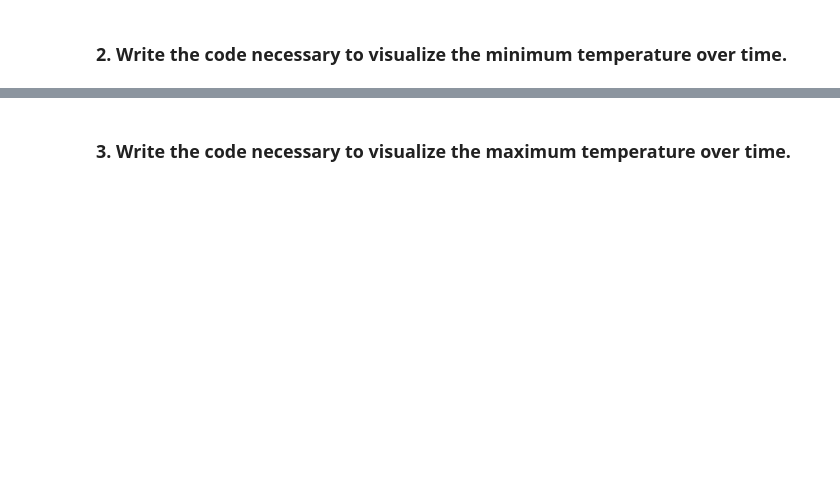
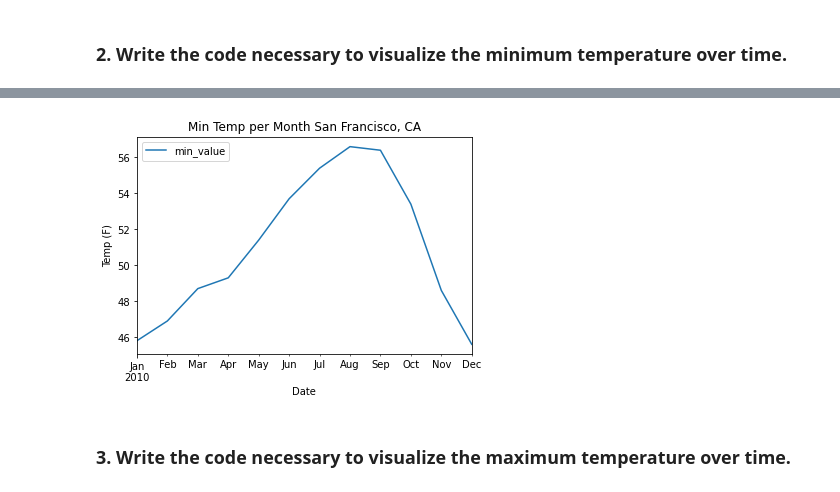
Before and after one commit to CSolitaire/time-series-exercises, a Jupyter notebook: time-series-manipulation.ipynb, the cells around one changed output, grey strips where cells are left out. Drawn from its saved outputs; the diff is of its cells as text; code cells hidden in the pictures; blank space fills up the shorter version.

```diff
--- a/time-series-manipulation.ipynb
+++ b/time-series-manipulation.ipynb
@@ -21,2 +66,14 @@ import json
 # %% [markdown]
 ### 2. Write the code necessary to visualize the minimum temperature over time.
+# %%
+# Import Dataframe (Non Aggrigated)
+from vega_datasets import data
+df = data.sf_temps()
+# 1st Step Sort Index
+df = df.set_index('date').sort_index()
+# Sorting by min_value ** Remove Reset Index in order to resample **
+d = {'min':'min_value'}
+df = df.groupby('date')['temp'].agg([min]).rename(columns=d)
+# Resample by month
+min_temp_df = df.resample('M').min()
+min_temp_df.head()
@@ -23,2 +88,12 @@ import json
+# %%
+# Visualize Min Temps
+min_temp_df.plot()
+#df.plot(kind='line',x='date',y='max_value', color='red', ax=ax)
+plt.title("Min Temp per Month San Francisco, CA")
+plt.xlabel('Date')
+plt.ylabel('Temp (F)')
+plt.show()
+# %% [output]
+[figure, added]
 # %% [markdown]
 ### 3. Write the code necessary to visualize the maximum temperature over time.
```
Also changed, not shown: parts of 10 cells of this notebook, 1 other file.
